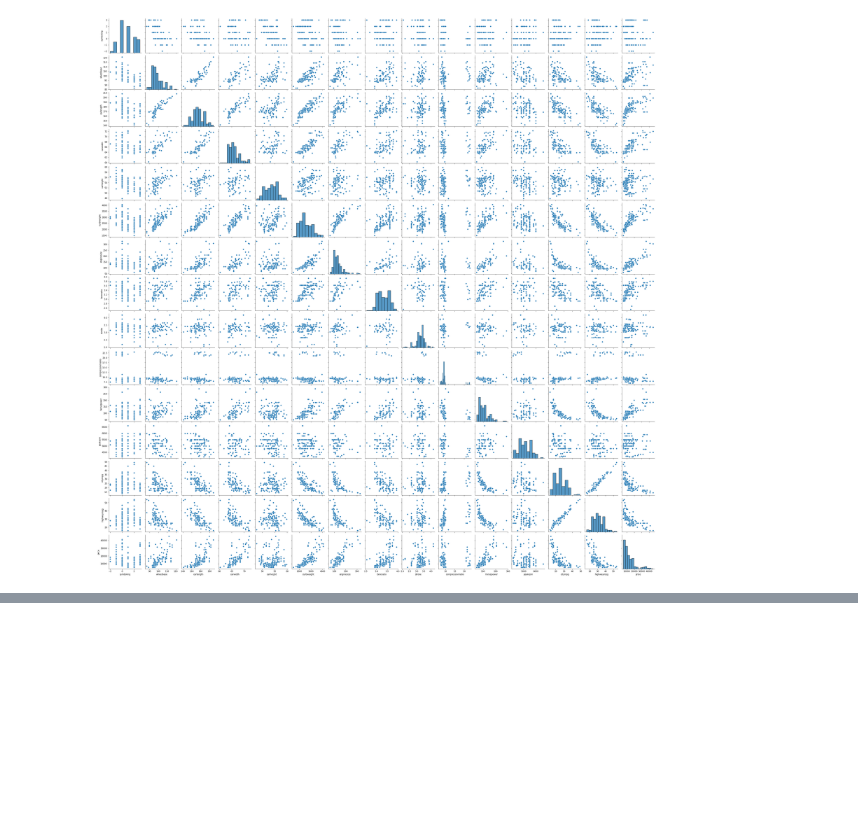
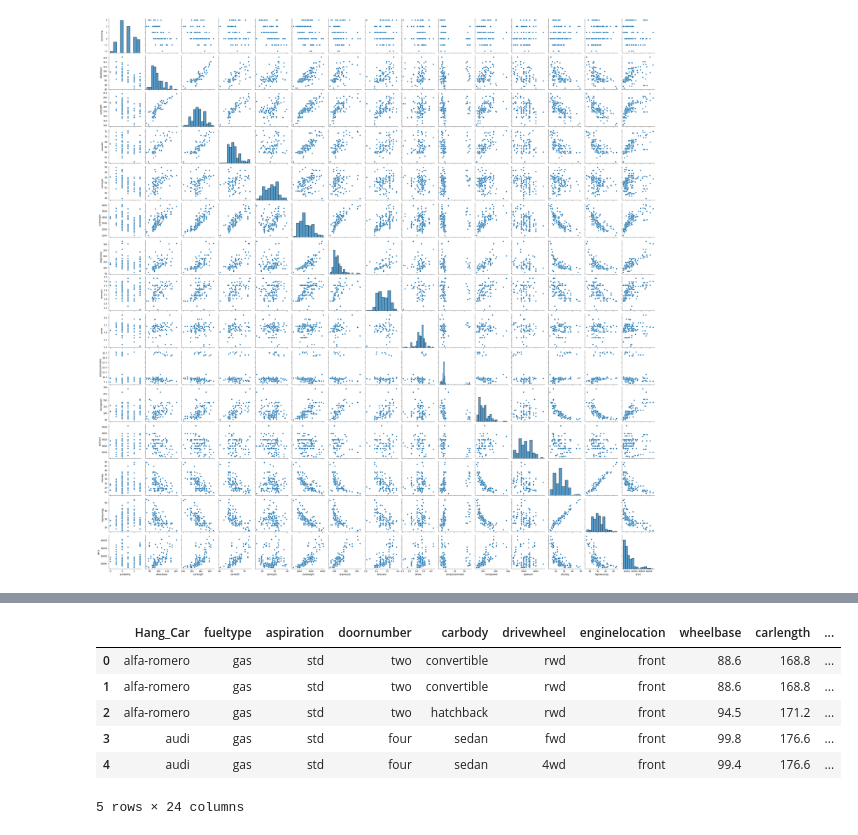
Before and after one commit to caopham123/DA2210R1, a Jupyter notebook: case_study.ipynb, the cells around one changed output, grey strips where cells are left out. Cells and saved outputs as stored; diff of their text form; code cells hidden in the pictures; blank space fills up the shorter version.

```diff
--- a/case_study.ipynb
+++ b/case_study.ipynb
@@ -407,0 +364,3 @@ sns.pairplot(df_heatmap)
+# %%
+df = pd.read_csv("./Case_study_CarPrice_Assignment.csv")
+df.head()
@@ -407,0 +375,21 @@ sns.pairplot(df_heatmap)
+# %%
+name = df['CarName'].str.split()
+name2 = []
+for i in name:
+    i = i[0]
+    # i.unique()
+    # print(i)
+    name2.append(i)
+name2
+df.insert(2,"Hang_Car",name2)
+# %%
+df_getdummies = df.drop(['car_ID','symboling','CarName'],axis=1)
+df_getdummies.head()
+# %% [output]
+|  | Hang_Car | fueltype | aspiration | doornumber | carbody | drivewheel | enginelocation | wheelbase | carlength | ... |
+| 0 | alfa-romero | gas | std | two | convertible | rwd | front | 88.6 | 168.8 | ... |
+| 1 | alfa-romero | gas | std | two | convertible | rwd | front | 88.6 | 168.8 | ... |
+| 2 | alfa-romero | gas | std | two | hatchback | rwd | front | 94.5 | 171.2 | ... |
+| 3 | audi | gas | std | four | sedan | fwd | front | 99.8 | 176.6 | ... |
+| 4 | audi | gas | std | four | sedan | 4wd | front | 99.4 | 176.6 | ... |
+5 rows × 24 columns
```
Also changed, not shown: parts of 18 cells of this notebook.
